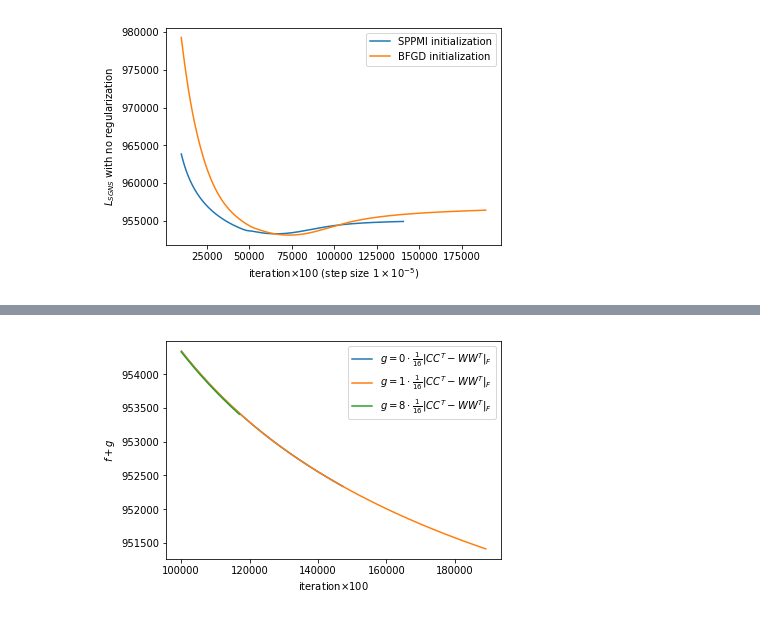
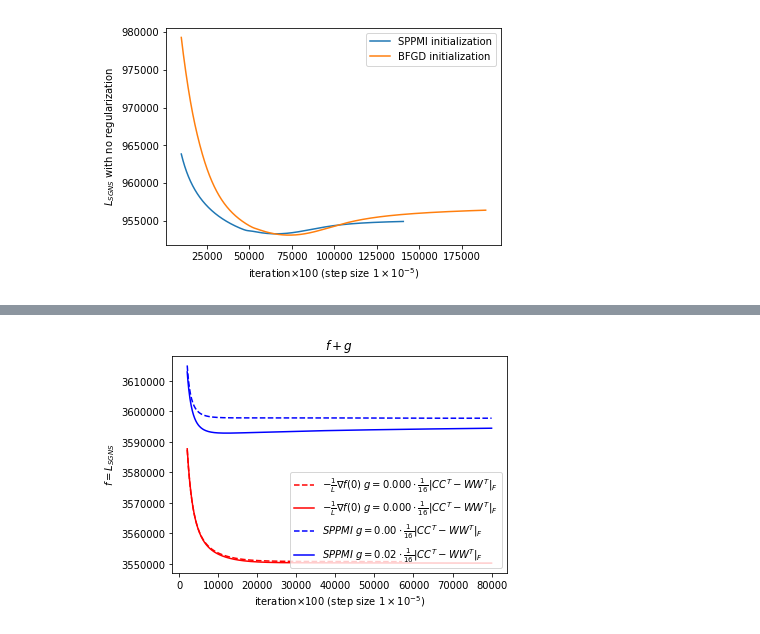
Before and after one commit to YerongLi/BFGD-sgns, a Jupyter notebook: plot.ipynb, the cells around one changed output, grey strips where cells are left out. Cells and saved outputs as stored; diff of their text form; code cells hidden in the pictures.

Commit message:
plots

```diff
--- a/plot.ipynb
+++ b/plot.ipynb
@@ -61,29 +160,39 @@ plt.savefig('img/stepSizes')
 # %%
 plt.figure()
-start = 1000
-with open('log.x0reg0-1.txt') as file:
+start = 20
+end = 800
+with open('log.2x0reg0.000-1.txt') as file:
     x=[]; y=[]
     for line in file:
         x.append(int(line.split(' ')[2]))
-        y.append(float(line.split(' ')[4]))
-    plt.plot(x[start:],y[start:], label='$g=0\cdot\\frac{1}{16}\\|CC^T-WW^T\\|_F$')
+        y.append(float(line.replace('(','').replace(')','').replace(',','').split(' ')[4]))
+    plt.plot(x[start:end],y[start:end], 'r--', label='$-\\frac{1}{L}\\nabla f(0)$ $g=0.000\cdot\\frac{1}{16}\\|CC^T-WW^T\\|_F$')
 
-with open('log.x0reg1-1.txt') as file:
+with open('log.2x0reg0.006-1.txt') as file:
     x=[]; y=[]
     for line in file:
         x.append(int(line.split(' ')[2]))
-        y.append(float(line.split(' ')[4]))
-    plt.plot(x[start:],y[start:], label='$g=1\cdot\\frac{1}{16}\\|CC^T-WW^T\\|_F$')
+        y.append(float(line.replace('(','').replace(')','').replace(',','').split(' ')[4]))
+    plt.plot(x[start:end],y[start:end], 'r-', label='$-\\frac{1}{L}\\nabla f(0)$ $g=0.000\cdot\\frac{1}{16}\\|CC^T-WW^T\\|_F$')
 
-with open('log.x0reg8-1.txt') as file:
+with open('log.2pmmreg0.00-1.txt') as file:
     x=[]; y=[]
     for line in file:
         x.append(int(line.split(' ')[2]))
-        y.append(float(line.split(' ')[4]))
-    plt.plot(x[start:],y[start:], label='$g=8\cdot\\frac{1}{16}\\|CC^T-WW^T\\|_F$')
-plt.legend()
-plt.xlabel('iteration$\\times 100$')
-plt.ylabel('$f+g$')
-plt.savefig('img/regularization')
+        y.append(float(line.replace('(','').replace(')','').replace(',','').split(' ')[4]))
+    plt.plot(x[start:end],y[start:end], 'b--', label='$SPPMI$ $g=0.00\cdot\\frac{1}{16}\\|CC^T-WW^T\\|_F$')
+
+with open('log.2pmmreg0.02-1.txt') as file:
+    x=[]; y=[]
+    for line in file:
+        x.append(int(line.split(' ')[2]))
+        y.append(float(line.replace('(','').replace(')','').replace(',','').split(' ')[4]))
+    plt.plot(x[start:end],y[start:end], 'b',label='$SPPMI$ $g=0.02\cdot\\frac{1}{16}\\|CC^T-WW^T\\|_F$')
+
+plt.legend(loc='best')
+plt.title('$f+g$')
+plt.xlabel('iteration$\\times 100$ (step size $1\\times10^{-5}$)')
+plt.ylabel('$f=L_{SGNS}$')
+plt.savefig('img/compare')
 # %% [output]
-[figure, old version]
+[figure, new version]
```
Also changed, not shown: parts of 4 cells of this notebook, 23 other files.
